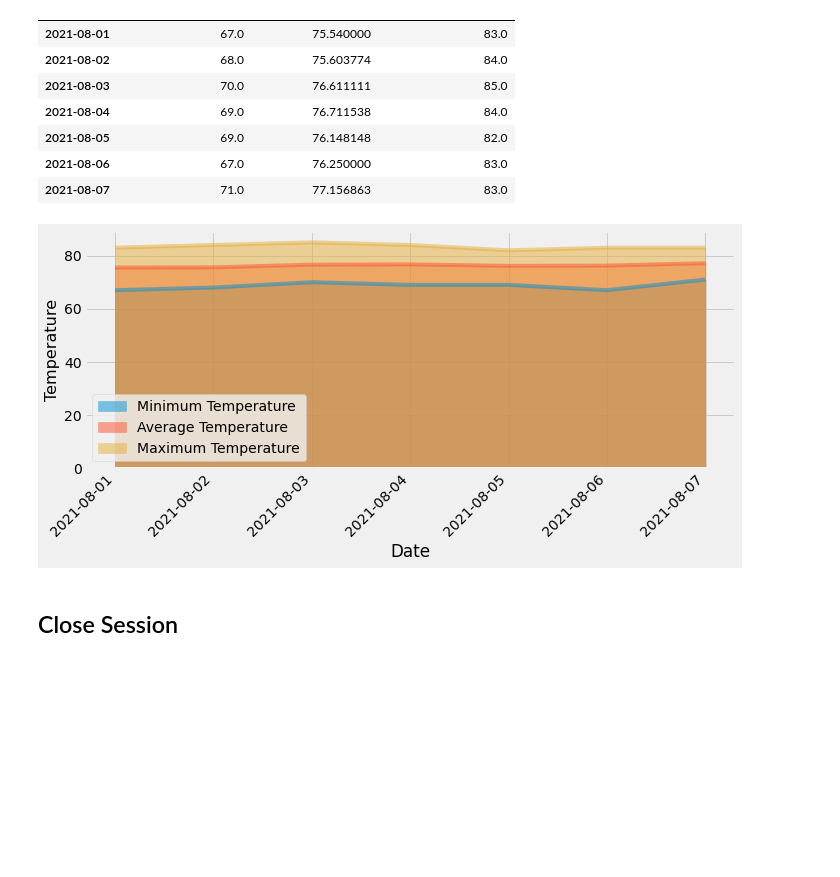
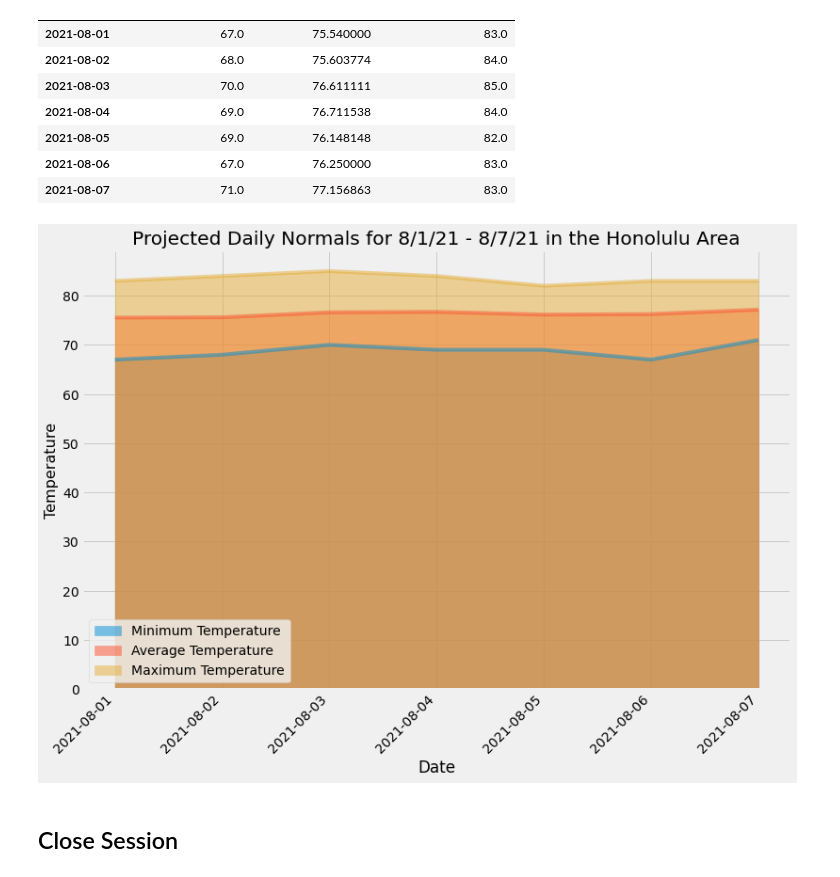
Before and after one commit to cayelsie/SQLalchemy-Hawaii-trip, a Jupyter notebook: temp_analysis_bonus_2_main.ipynb, the cells around one changed output. Saved outputs shown, nothing was run; the diff lists cells and outputs as text; code cells hidden in the pictures; blank space fills up the shorter version.

```diff
--- a/temp_analysis_bonus_2_main.ipynb
+++ b/temp_analysis_bonus_2_main.ipynb
@@ -220,14 +207,19 @@ normals_df
 | 2021-08-07 | 71.0 | 77.156863 | 83.0 |
 # %%
 # Plot the daily normals as an area plot with `stacked=False`
-normals_df.plot.area(stacked = False, x_compat = True, figsize=(10,5))
-# #Set placement of x-axis headers and
+normals_df.plot.area(stacked = False, figsize=(12,8))
+
+#Set placement of x axis date labels - align wit the vertical lines of the grid
 plt.xticks(rotation = 45, ha = 'right')
+
+#Set title and y axis label
+plt.title("Projected Daily Normals for 8/1/21 - 8/7/21 in the Honolulu Area")
 plt.ylabel("Temperature", fontsize = (16))
-plt.tight_layout()
+
+#Display plot
 plt.show()
 # %% [output]
-[figure, old version]
+[figure, new version]
 # %% [markdown]
 ## Close Session
 # %%
```
Also changed, not shown: parts of 5 cells of this notebook, 6 other files.
